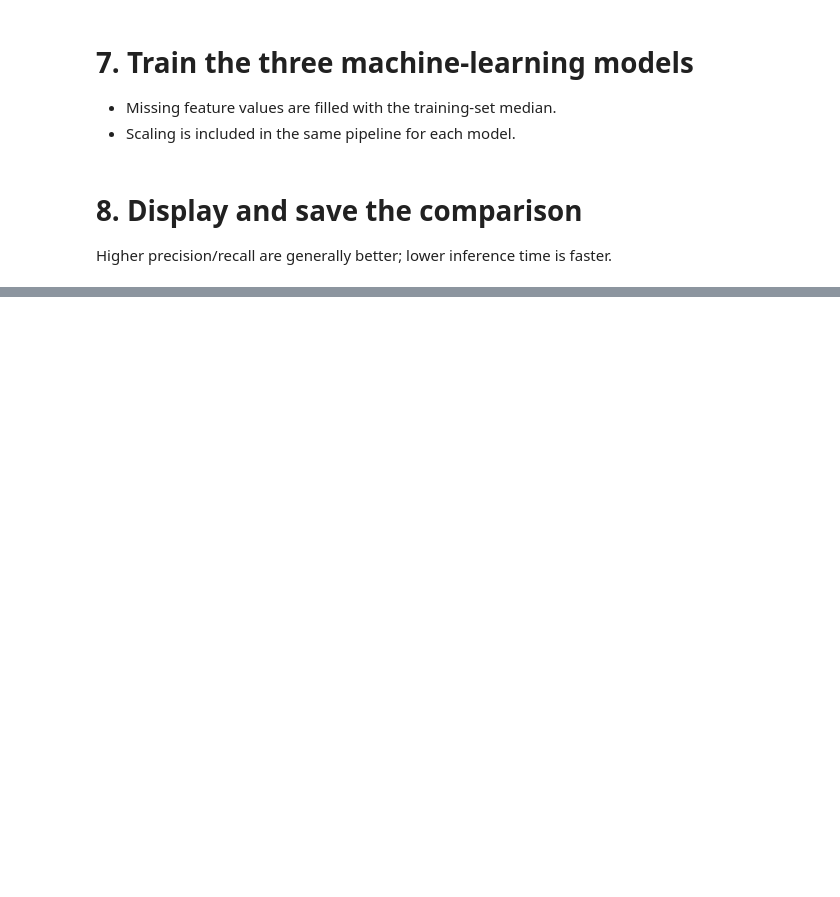
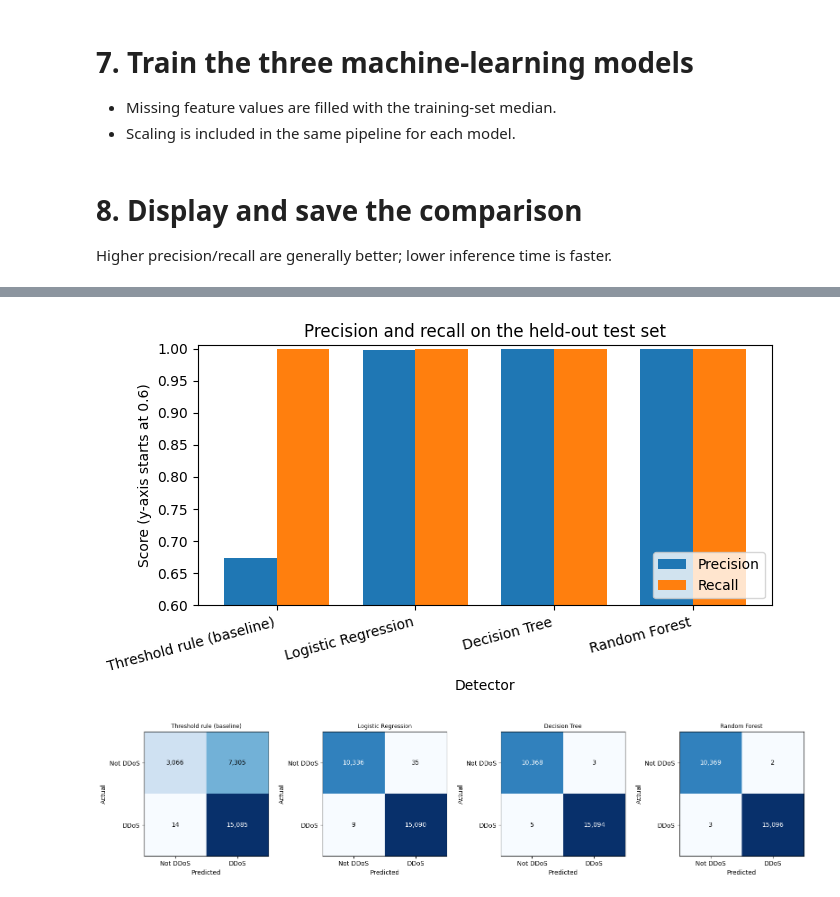
Before and after one commit to MoonlitTech/ddos-detection, a Jupyter notebook: ddos_detection.ipynb, the cells around one changed output, grey strips where cells are left out. Drawn from its saved outputs; the diff is of its cells as text; code cells hidden in the pictures; blank space fills up the shorter version.

```diff
--- a/ddos_detection.ipynb
+++ b/ddos_detection.ipynb
@@ -179,0 +230,8 @@ Baseline rule: predict DDoS if Flow Packets/s < 1122.983063
+# %%
+best_threshold, best_direction = select_threshold(train_rates, train_labels)
+
+print(
+    "Baseline rule: predict DDoS if Flow Packets/s",
+    best_direction,
+    best_threshold,
+)
@@ -193,7 +253,9 @@ baseline_elapsed = time.perf_counter() - start_time
 baseline_precision, baseline_recall = get_precision_recall(
     test_labels, baseline_predictions
 )
-baseline_time = baseline_elapsed / len(test) if test else 0.0
+baseline_time = baseline_elapsed / len(test_rates) if test_rates else 0.0
+
+all_predictions = {"Threshold rule (baseline)": np.array(baseline_predictions)}
 # %% [markdown]
 # 7. Train the three machine-learning models
 * Missing feature values are filled with the training-set median.
@@ -270,0 +438,39 @@ Saved results to results/metrics_table.csv
+# %%
+names = list(all_predictions.keys())
+
+# Figure 1: precision and recall per detector
+fig, ax = plt.subplots(figsize=(7, 4))
+x = np.arange(len(names))
+w = 0.38
+ax.bar(x - w / 2, comparison["Precision"], w, label="Precision")
+ax.bar(x + w / 2, comparison["Recall"], w, label="Recall")
+ax.set_xticks(x)
+ax.set_xticklabels(names, rotation=15, ha="right")
+ax.set_ylabel("Score (y-axis starts at 0.6)")
+ax.set_xlabel("Detector")
+ax.set_ylim(0.6, 1.005)
+ax.legend(loc="lower right")
+ax.set_title("Precision and recall on the held-out test set")
+plt.tight_layout()
+plt.savefig("results/fig_precision_recall.png", dpi=200)
+plt.show()
+
+# Figure 2: confusion matrices
+fig, axes = plt.subplots(1, len(names), figsize=(4 * len(names), 3.6))
+for ax, name in zip(axes, names):
+    cm = confusions[name]
+    ax.imshow(cm, cmap="Blues")
+    for i in range(2):
+        for j in range(2):
+            ax.text(j, i, f"{cm[i, j]:,}", ha="center", va="center",
+                    color="white" if cm[i, j] > cm.max() / 2 else "black")
+    ax.set_xticks([0, 1]); ax.set_yticks([0, 1])
+    ax.set_xticklabels(["Not DDoS", "DDoS"]); ax.set_yticklabels(["Not DDoS", "DDoS"])
+    ax.set_xlabel("Predicted"); ax.set_ylabel("Actual")
+    ax.set_title(name, fontsize=9)
+plt.tight_layout()
+plt.savefig("results/fig_confusion_matrices.png", dpi=200)
+plt.show()
+# %% [output]
+[figure, added]
+[figure, added]
```
Also changed, not shown: parts of 19 cells of this notebook.
